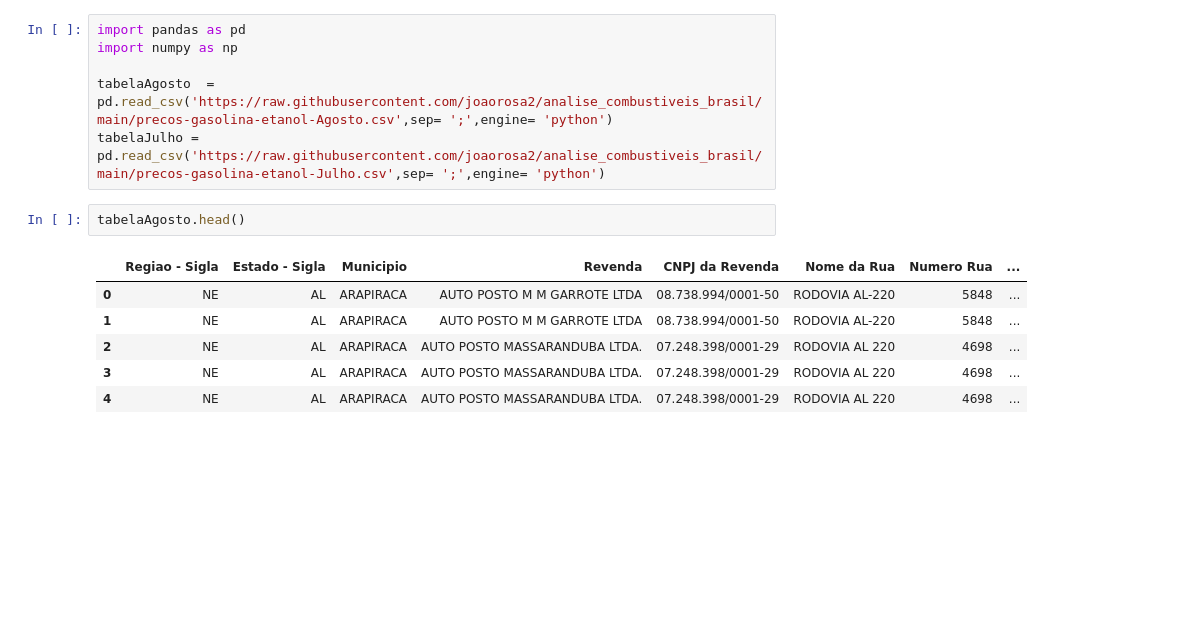
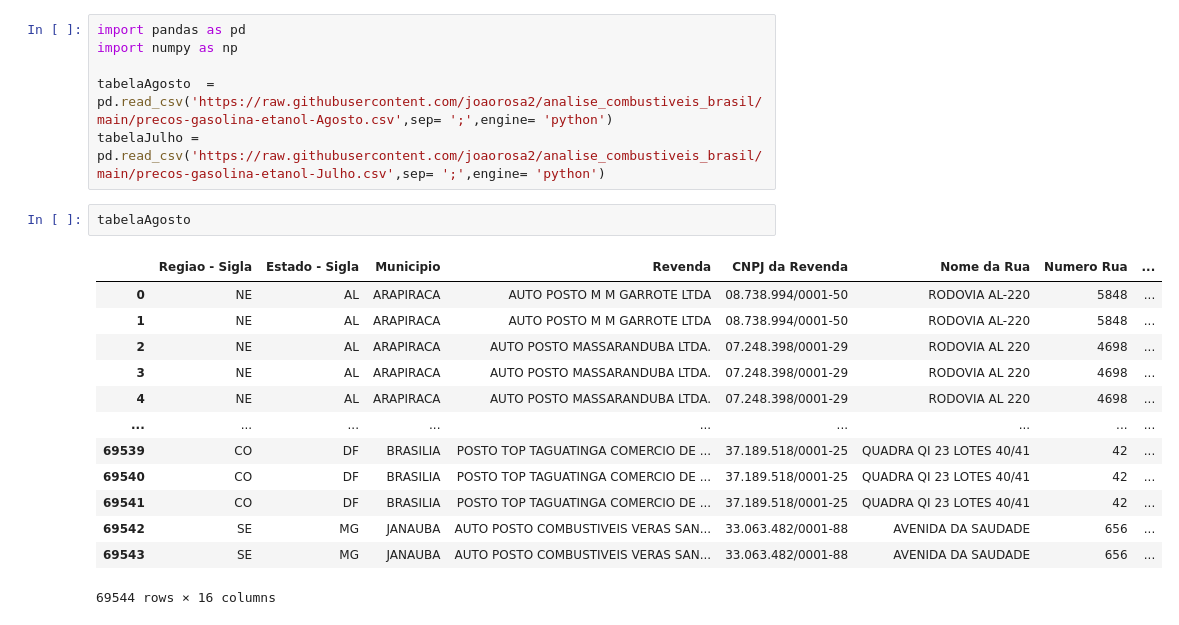
Before and after one commit to joaorosa2/analise_combustiveis_brasil, a Jupyter notebook: ProjetoM4.ipynb, the cells around one changed output. Drawn from its saved outputs; the diff is of its cells as text; blank space fills up the shorter version.

```diff
--- a/ProjetoM4.ipynb
+++ b/ProjetoM4.ipynb
@@ -7,12 +7,19 @@ import numpy as np
 tabelaAgosto  = pd.read_csv('https://raw.githubusercontent.com/joaorosa2/analise_combustiveis_brasil/main/precos-gasolina-etanol-Agosto.csv',sep= ';',engine= 'python')
 tabelaJulho = pd.read_csv('https://raw.githubusercontent.com/joaorosa2/analise_combustiveis_brasil/main/precos-gasolina-etanol-Julho.csv',sep= ';',engine= 'python')
 # %%
-tabelaAgosto.head()
+tabelaAgosto
 # %% [output]
 |  | Regiao - Sigla | Estado - Sigla | Municipio | Revenda | CNPJ da Revenda | Nome da Rua | Numero Rua | ... |
 | 0 | NE | AL | ARAPIRACA | AUTO POSTO M M GARROTE LTDA | 08.738.994/0001-50 | RODOVIA AL-220 | 5848 | ... |
 | 1 | NE | AL | ARAPIRACA | AUTO POSTO M M GARROTE LTDA | 08.738.994/0001-50 | RODOVIA AL-220 | 5848 | ... |
 | 2 | NE | AL | ARAPIRACA | AUTO POSTO MASSARANDUBA LTDA. | 07.248.398/0001-29 | RODOVIA AL 220 | 4698 | ... |
 | 3 | NE | AL | ARAPIRACA | AUTO POSTO MASSARANDUBA LTDA. | 07.248.398/0001-29 | RODOVIA AL 220 | 4698 | ... |
 | 4 | NE | AL | ARAPIRACA | AUTO POSTO MASSARANDUBA LTDA. | 07.248.398/0001-29 | RODOVIA AL 220 | 4698 | ... |
+| ... | ... | ... | ... | ... | ... | ... | ... | ... |
+| 69539 | CO | DF | BRASILIA | POSTO TOP TAGUATINGA COMERCIO DE ... | 37.189.518/0001-25 | QUADRA QI 23 LOTES 40/41 | 42 | ... |
+| 69540 | CO | DF | BRASILIA | POSTO TOP TAGUATINGA COMERCIO DE ... | 37.189.518/0001-25 | QUADRA QI 23 LOTES 40/41 | 42 | ... |
+| 69541 | CO | DF | BRASILIA | POSTO TOP TAGUATINGA COMERCIO DE ... | 37.189.518/0001-25 | QUADRA QI 23 LOTES 40/41 | 42 | ... |
+| 69542 | SE | MG | JANAUBA | AUTO POSTO COMBUSTIVEIS VERAS SAN... | 33.063.482/0001-88 | AVENIDA DA SAUDADE | 656 | ... |
+| 69543 | SE | MG | JANAUBA | AUTO POSTO COMBUSTIVEIS VERAS SAN... | 33.063.482/0001-88 | AVENIDA DA SAUDADE | 656 | ... |
+69544 rows × 16 columns
 # %%
```
Also changed, not shown: parts of 4 cells of this notebook.
